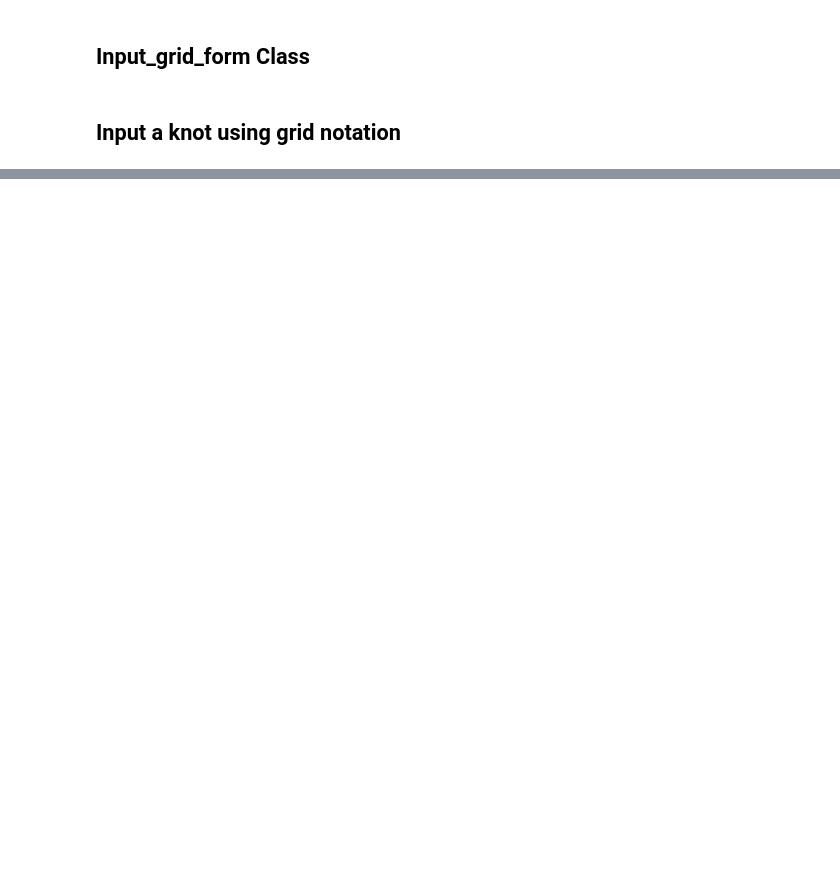
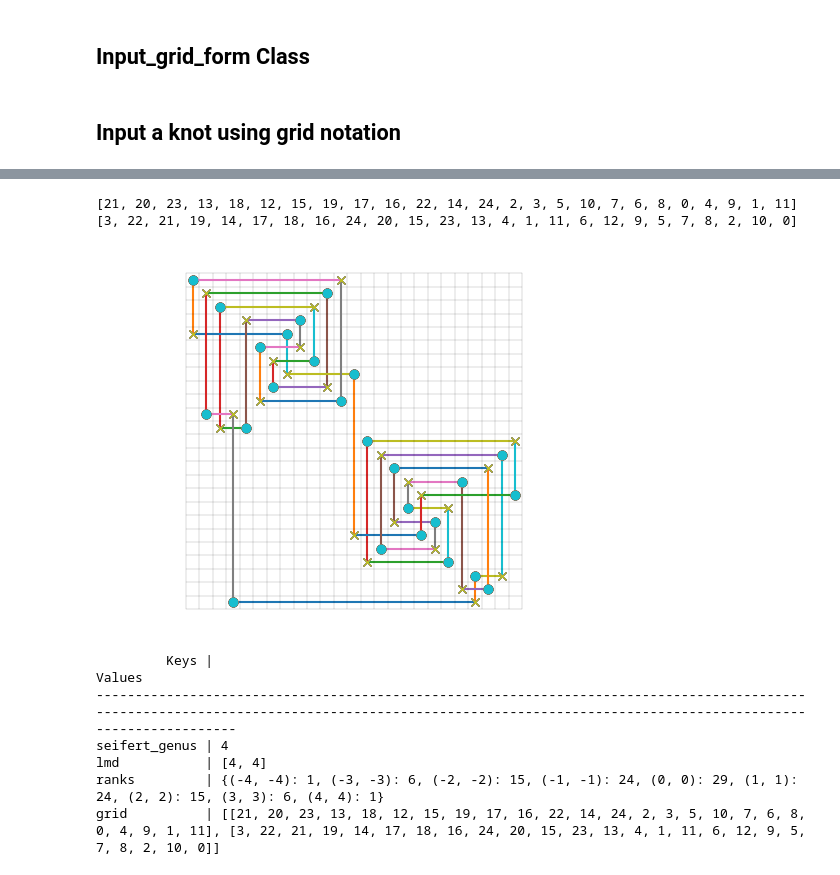
Before and after one commit to yamryo/notebooks, a Jupyter notebook: Research/knot_Floer_homology/HFK_calculator.ipynb, the cells around one changed output, grey strips where cells are left out. Cells and saved outputs as stored; diff of their text form; code cells hidden in the pictures; blank space fills up the shorter version.

Commit message:
Calclating lambda of half Stallings twistted fibered knot

```diff
--- a/Research/knot_Floer_homology/HFK_calculator.ipynb
+++ b/Research/knot_Floer_homology/HFK_calculator.ipynb
@@ -15,3 +18,21 @@ import knot_floer_homology as hfk
+# %%
+def calc_hfk(grd:Grid):
+    rtn = None
+    PD = grd.get_PD()
+    hfk_data = hfk.pd_to_hfk(PD)
+    if hfk_data['fibered']:
+        sg = hfk_data['seifert_genus']
+        ranks = hfk_data['ranks']
+        hfk_data['lmd'] = []
+        for pg in ranks.keys():
+            if pg[0] == sg:
+                hfk_data['lmd'].append(pg[1])
+            elif pg[0] == (-1)*sg:
+                hfk_data['lmd'].append((-1)*pg[1])
+        rtn = {'seifert_genus': sg, 'lmd': hfk_data['lmd'], 'ranks': hfk_data['ranks'], 'grid': grd.orig} #, 'PD notation': PD}
+    else:
+        print("Non-fibered")
+    return rtn
 # %% [markdown]
 ## Input_grid_form Class
 # %%
@@ -88,0 +137,23 @@ load_knot('8_16')
+# %%
+ox1 = [[12, 2, 3, 5, 10, 7, 6, 8, 0, 4, 9, 1, 11], [3, 4, 1, 11, 6, 12, 9, 5, 7, 8, 2, 10, 0]]
+ox2 = [[9, 8, 11, 1, 6, 0, 3, 7, 5, 4, 10, 2, 12], [0, 10, 9, 7, 2, 5, 6, 4, 12, 8, 3, 11, 1]]
+
+connected_x = [k+12 for k in ox2[0]] + ox1[0][1:]
+connected_o = [3]+[k+12 for k in ox2[1][1:]] + ox1[1][1:]
+print(connected_x)
+print(connected_o)
+#connected =
+
+connected_G = Grid(connected_x, connected_o)
+connected_G.draw()
+tabulate_dict(calc_hfk(connected_G))
+# %% [output]
+[21, 20, 23, 13, 18, 12, 15, 19, 17, 16, 22, 14, 24, 2, 3, 5, 10, 7, 6, 8, 0, 4, 9, 1, 11]
+[3, 22, 21, 19, 14, 17, 18, 16, 24, 20, 15, 23, 13, 4, 1, 11, 6, 12, 9, 5, 7, 8, 2, 10, 0]
+[figure, added]
+         Keys |                                                                                                                                                                                   Values
+--------------------------------------------------------------------------------------------------------------------------------------------------------------------------------------------------------
+seifert_genus | 4
+lmd           | [4, 4]
+ranks         | {(-4, -4): 1, (-3, -3): 6, (-2, -2): 15, (-1, -1): 24, (0, 0): 29, (1, 1): 24, (2, 2): 15, (3, 3): 6, (4, 4): 1}
+grid          | [[21, 20, 23, 13, 18, 12, 15, 19, 17, 16, 22, 14, 24, 2, 3, 5, 10, 7, 6, 8, 0, 4, 9, 1, 11], [3, 22, 21, 19, 14, 17, 18, 16, 24, 20, 15, 23, 13, 4, 1, 11, 6, 12, 9, 5, 7, 8, 2, 10, 0]]
```
Also changed, not shown: parts of 17 cells of this notebook, 15 other files.
